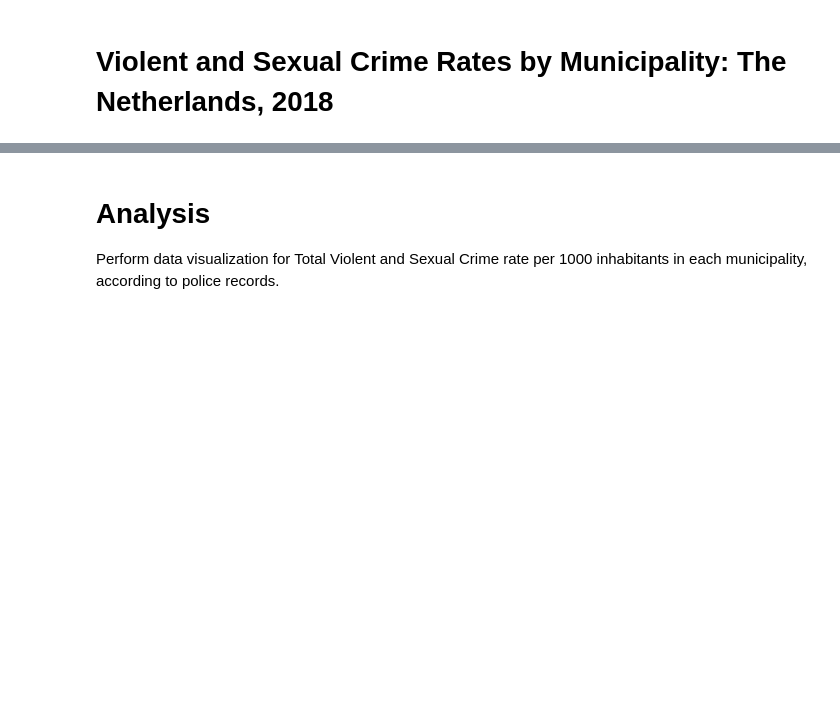
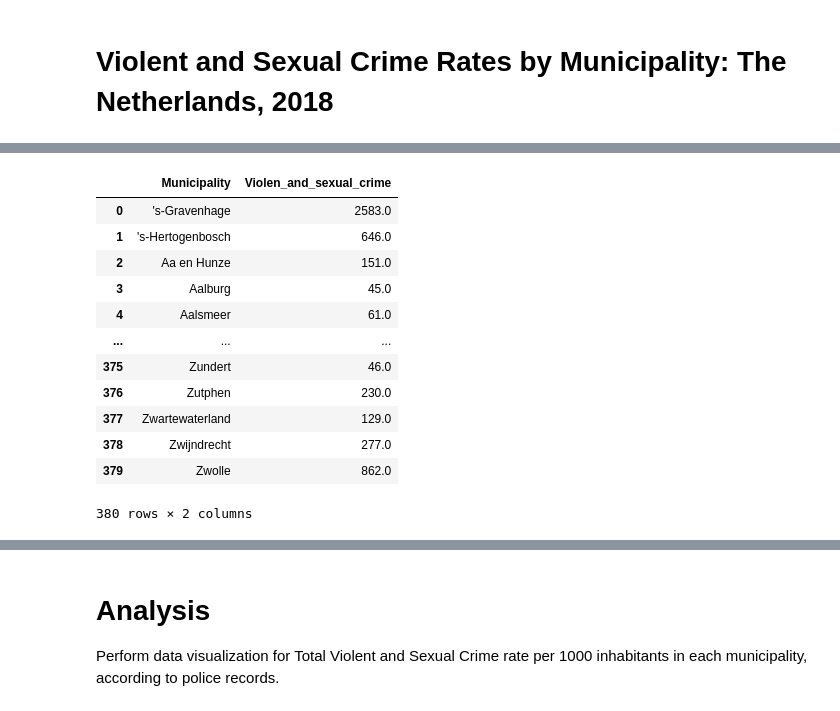
Before and after one commit to muratko357/Netherlands-Crime-Analysis, a Jupyter notebook: NL_Crime_rates_by_municipality.ipynb, the cells around one changed output, grey strips where cells are left out. Cells and saved outputs as stored; diff of their text form; code cells hidden in the pictures; blank space fills up the shorter version.

```diff
--- a/NL_Crime_rates_by_municipality.ipynb
+++ b/NL_Crime_rates_by_municipality.ipynb
@@ -33,3 +42,21 @@ df.rename(columns = {'Gemeentenaam_1':'Municipality',
+# %%
+# Obtain a dataframe of municipality by thier total crime rates recorded per 1000 inhabitants
+df_groupby = df.groupby('Municipality')['Violent_and_sexual_crime'].sum().to_frame(name='Violen_and_sexual_crime').reset_index()
+df_groupby
+# %% [output]
+|  | Municipality | Violen_and_sexual_crime |
+| 0 | 's-Gravenhage | 2583.0 |
+| 1 | 's-Hertogenbosch | 646.0 |
+| 2 | Aa en Hunze | 151.0 |
+| 3 | Aalburg | 45.0 |
+| 4 | Aalsmeer | 61.0 |
+| ... | ... | ... |
+| 375 | Zundert | 46.0 |
+| 376 | Zutphen | 230.0 |
+| 377 | Zwartewaterland | 129.0 |
+| 378 | Zwijndrecht | 277.0 |
+| 379 | Zwolle | 862.0 |
+380 rows × 2 columns
 # %%
 # Access the geographic information data from PDOK
 geodata_url = 'https://geodata.nationaalgeoregister.nl/cbsgebiedsindelingen/wfs?request=GetFeature&service=WFS&version=2.0.0&typeName=cbs_gemeente_2017_gegeneraliseerd&outputFormat=json'
```
Also changed, not shown: parts of 8 cells of this notebook.
